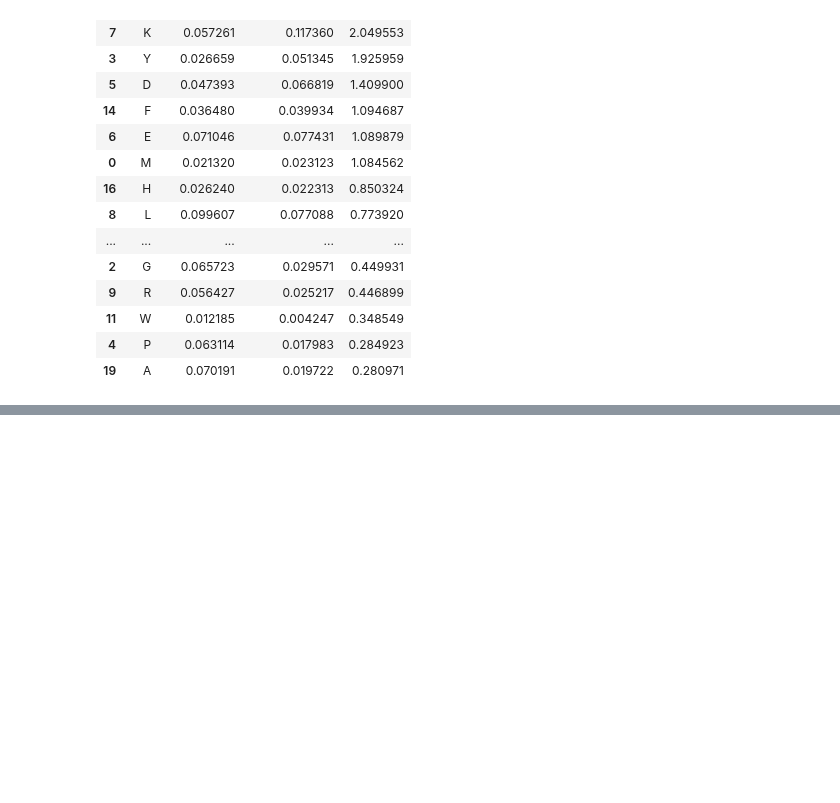
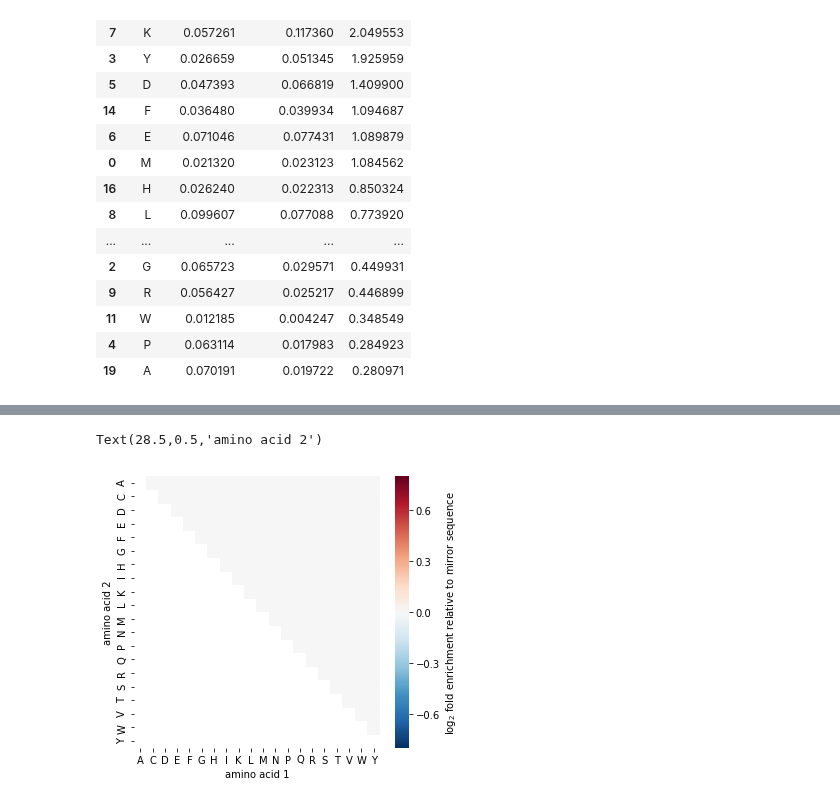
Before and after one commit to andim/peptidome, a Jupyter notebook: code/analysis.ipynb, the cells around one changed output, grey strips where cells are left out. Cells and saved outputs as stored; diff of their text form; code cells hidden in the pictures; blank space fills up the shorter version.

Commit message:
mirror sequence analysis

```diff
--- a/code/analysis.ipynb
+++ b/code/analysis.ipynb
@@ -151,0 +177,10 @@ sns.heatmap(dfmat, vmin=0.5, vmax=1.5, cmap='RdBu_r', cbar_kws=dict(label='Corre
+# %%
+plt.figure(figsize=(5.5, 5))
+fold = np.log2(counts/counts.T)
+sns.heatmap(fold, mask=mask, vmin=-0.8, vmax=0.8, cmap='RdBu_r',
+            cbar_kws=dict(label='log$_2$ fold enrichment relative to mirror sequence'))
+plt.xlabel('amino acid 1')
+plt.ylabel('amino acid 2')
+# %% [output]
+Text(28.5,0.5,'amino acid 2')
+[figure, added]
```
Also changed, not shown: parts of 8 cells of this notebook, 1 other file.
